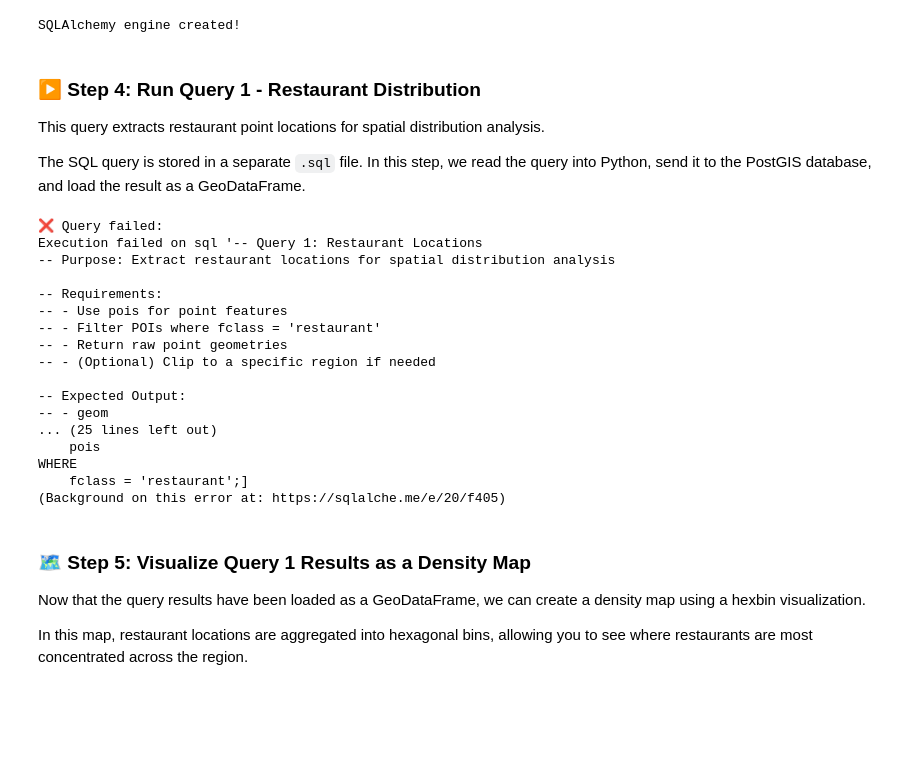
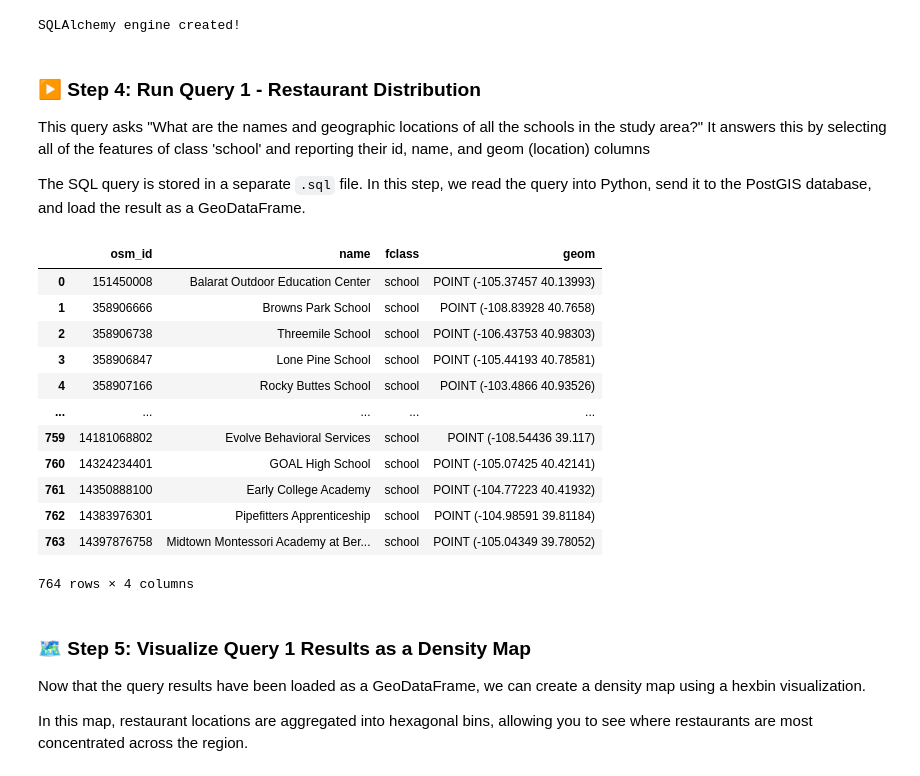
Before and after one commit to rdeckowitz/gist604b-osm-postgis-fa26, a Jupyter notebook: notebooks/osm_postgis_colorado.ipynb, the cells around one changed output. Drawn from its saved outputs; the diff is of its cells as text; code cells hidden in the pictures; blank space fills up the shorter version.

```diff
--- a/notebooks/osm_postgis_colorado.ipynb
+++ b/notebooks/osm_postgis_colorado.ipynb
@@ -143,41 +143,38 @@ SQLAlchemy engine created!
 # %% [markdown]
 ### ▶️ Step 4: Run Query 1 - Restaurant Distribution
 
-This query extracts restaurant point locations for spatial distribution analysis.
+This query asks "What are the names and geographic locations of all the schools in the study area?"
+It answers this by selecting all of the features of class 'school' and reporting their id, name, and geom (location) columns
 
 The SQL query is stored in a separate `.sql` file. In this step, we read the query into Python, send it to the PostGIS database, and load the result as a GeoDataFrame.
 # %%
-query_1_file = Path("../sql/arizona/01_osm_restaurant_distribution.sql")
+query_1_file = Path("../sql/colorado/01_osm_schools_location.sql")
 
 # Read SQL query from file
 query_1_sql = query_1_file.read_text(encoding="utf-8")
 
 # Execute query and load result as a GeoDataFrame
 try:
     query_1_results = gpd.read_postgis(query_1_sql, engine, geom_col="geom")
     # Display results
     display(query_1_results)
 except Exception as e:
     print("❌ Query failed:")
     print(e)
 # %% [output]
+|  | osm_id | name | fclass | geom |
+| 0 | 151450008 | Balarat Outdoor Education Center | school | POINT (-105.37457 40.13993) |
+| 1 | 358906666 | Browns Park School | school | POINT (-108.83928 40.7658) |
+| 2 | 358906738 | Threemile School | school | POINT (-106.43753 40.98303) |
+| 3 | 358906847 | Lone Pine School | school | POINT (-105.44193 40.78581) |
+| 4 | 358907166 | Rocky Buttes School | school | POINT (-103.4866 40.93526) |
+| ... | ... | ... | ... | ... |
+| 759 | 14181068802 | Evolve Behavioral Services | school | POINT (-108.54436 39.117) |
+| 760 | 14324234401 | GOAL High School | school | POINT (-105.07425 40.42141) |
+| 761 | 14350888100 | Early College Academy | school | POINT (-104.77223 40.41932) |
+| 762 | 14383976301 | Pipefitters Apprenticeship | school | POINT (-104.98591 39.81184) |
+| 763 | 14397876758 | Midtown Montessori Academy at Ber... | school | POINT (-105.04349 39.78052) |
-❌ Query failed:
-Execution failed on sql '-- Query 1: Restaurant Locations
--- Purpose: Extract restaurant locations for spatial distribution analysis
-
--- Requirements:
--- - Use pois for point features
--- - Filter POIs where fclass = 'restaurant'
--- - Return raw point geometries
--- - (Optional) Clip to a specific region if needed
-
--- Expected Output:
--- - geom
-... (25 lines left out)
-    pois
-WHERE
-    fclass = 'restaurant';]
-(Background on this error at: https://sqlalche.me/e/20/f405)
+764 rows × 4 columns
 # %% [markdown]
 ### 🗺️ Step 5: Visualize Query 1 Results as a Density Map
 
```
Also changed, not shown: parts of 2 cells of this notebook, 1 other file.
